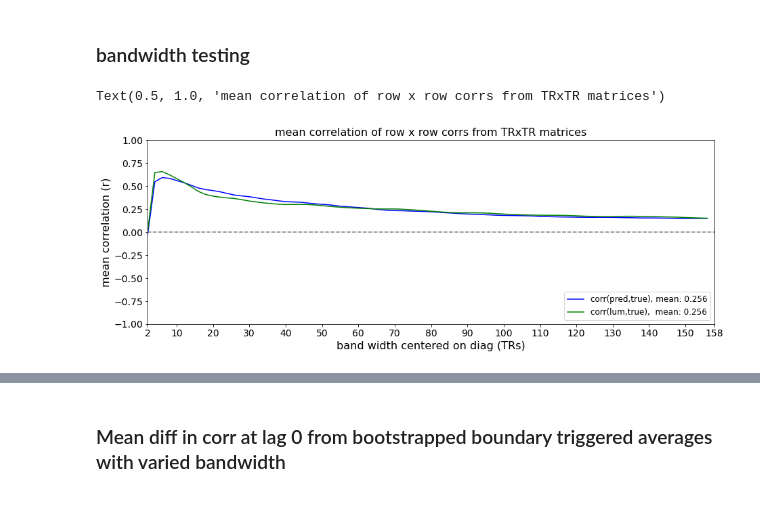
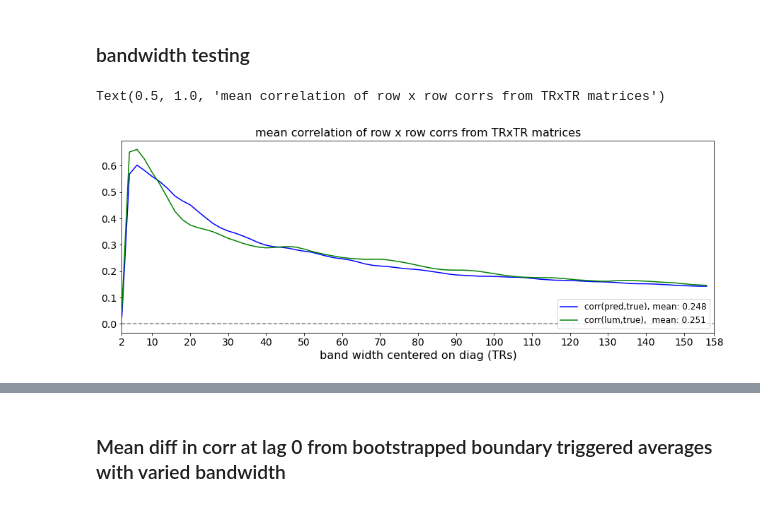
Before and after one commit to dpmlab/img2fmri, a Jupyter notebook: aperture_notebook.ipynb, the cells around one changed output, grey strips where cells are left out. Saved outputs shown, nothing was run; the diff lists cells and outputs as text; code cells hidden in the pictures.

```diff
--- a/aperture_notebook.ipynb
+++ b/aperture_notebook.ipynb
@@ -109,0 +162,2 @@ from imgtofmri import *
+# %%
+new_frames_new_pred = pred
@@ -112,9 +168,13 @@ true_dir = "../pc_true/preprocessed_data"
 output_dir = "output/"
 input_dir = "../partly_cloudy/"
 overlap = get_subj_overlap()
+# %%
+# Loading Luminance model as comparison
+new_frames_lum = get_luminance(input_dir='./pc_test')
+new_frames_lum = np.corrcoef(new_frames_lum)
 # %%
 # Loading predicted brains
-pred = nib.load(f'{output_dir}/pred_avg_ra_dcto.nii.gz').get_fdata()
-pred = pred[:,:,:,2:-8]
-pred = np.corrcoef(pred[overlap].T)
+pred_old = nib.load(f'old/output_old/pred_avg_ra_dcto.nii.gz').get_fdata()
+pred_old = pred_old[:,:,:,2:-8]
+pred_old = np.corrcoef(pred_old[overlap].T)
 # plt.imshow(pred)
@@ -218,6 +291,9 @@ print(num_below_zero(diffs)[8:12])
 [0.42357642 0.03096903 0.16483516 0.23276723]
 # %% [markdown]
 ### bandwidth testing
+# %%
+pred = new_frames_new_pred
+lum = new_frames_lum
 # %%
 nTR = true.shape[0]
 corr = np.zeros((2, nTR//2, nTR)) # pred,lum x band_width x corr(each_row)
@@ -240,23 +316,23 @@ for b in range(1, nTR//2):
 # %%
 import matplotlib.ticker as ticker
 plt.figure(figsize=(15, 5))
 plt.tick_params(axis='x', top=False, labeltop=False)
 plt.plot(mean_corr[0], color='blue', label=f'corr(pred,true), mean: {np.mean(corr[0]):.3f}')
 plt.plot(mean_corr[1], color='green', label=f'corr(lum,true),  mean: {np.mean(corr[1]):.3f}')
 axes = plt.gca()
-axes.set_ylim([-1,1])
+# axes.set_ylim([-1,1])
 axes.set_xlim([1,nTR//2])
-axes.set_ylabel("mean correlation (r)")
+# axes.set_ylabel("mean correlation (r)")
 axes.set_xlabel("band width centered on diag (TRs)")
 
 ticks = [i for i in np.concatenate(([2], np.arange(10,  nTR, step=10), [nTR]))/2]
 ticklabels = [f'{i:.0f}' for i in np.concatenate(([2], np.arange(10,  nTR, step=10), [nTR]))]
 axes.set_xticks(ticks)
 axes.set_xticklabels(ticklabels)
 
 plt.axhline(0, 0, nTR, linestyle='dashed', color='grey')
 plt.legend(fontsize='large', loc='lower right')
 plt.title("mean correlation of row x row corrs from TRxTR matrices")
 # %% [output]
 Text(0.5, 1.0, 'mean correlation of row x row corrs from TRxTR matrices')
-[figure, old version]
+[figure, new version]
```
Also changed, not shown: parts of 64 cells of this notebook, 1 other file.
